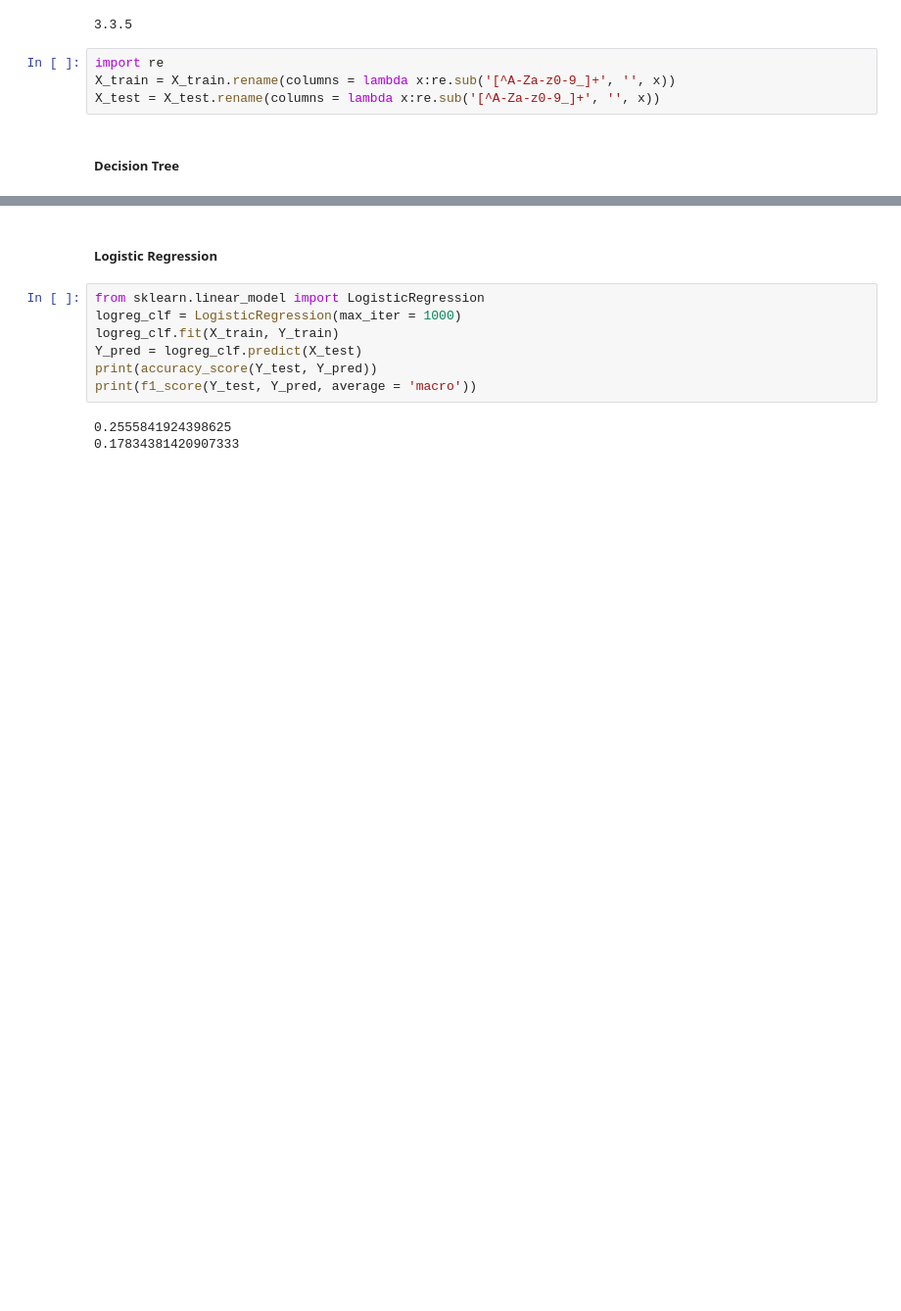
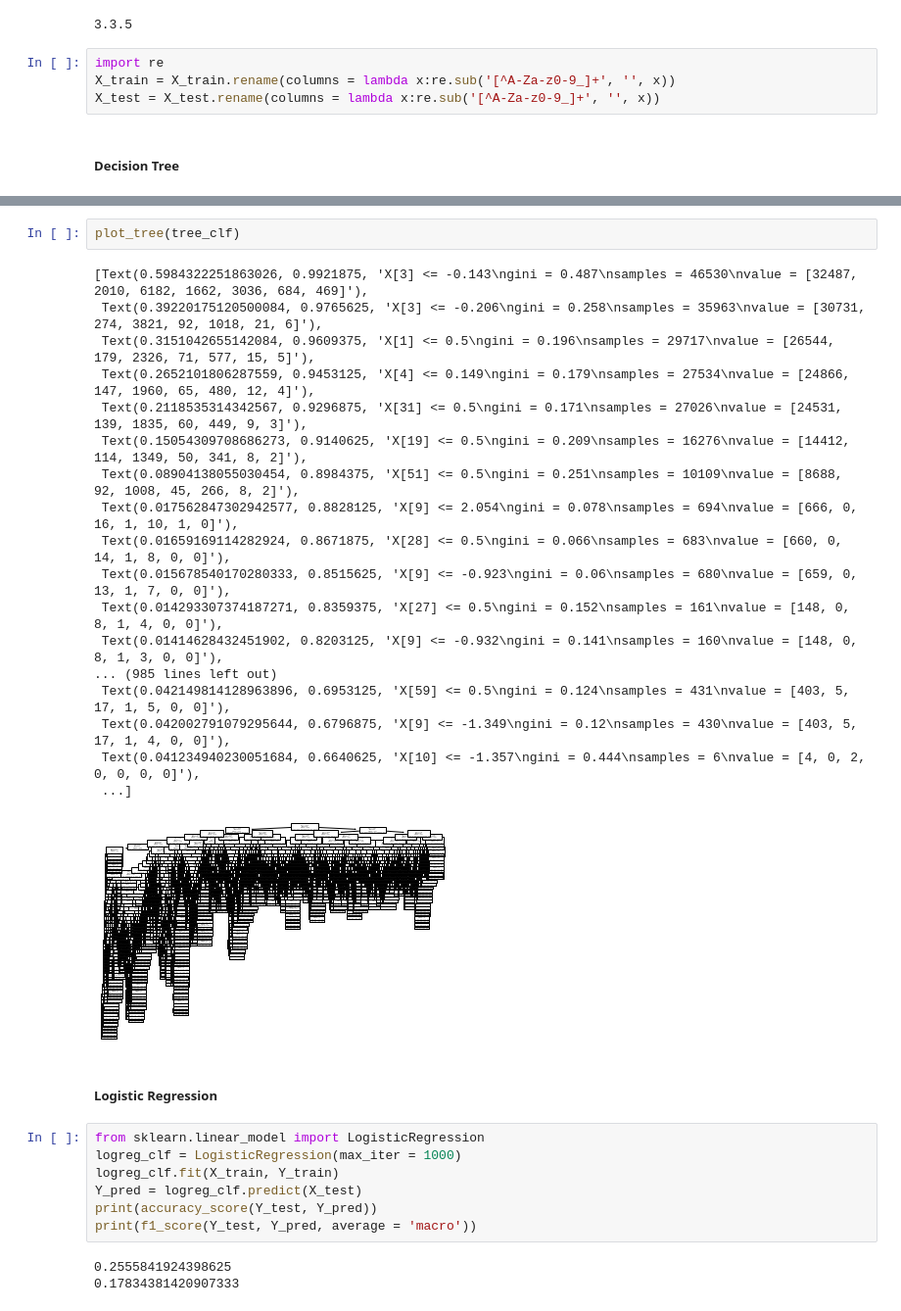
Before and after one commit to kYuXian/is4242-project, a Jupyter notebook: Project Code/Modelling.ipynb, the cells around one changed output, grey strips where cells are left out. Shown at 98% size. Cells and saved outputs as stored; diff of their text form; blank space fills up the shorter version.

```diff
--- a/Project Code/Modelling.ipynb
+++ b/Project Code/Modelling.ipynb
@@ -355,3 +376,24 @@ print(f1_score(Y_test, Y_pred, average = 'macro'))
+# %%
+plot_tree(tree_clf)
+# %% [output]
+[Text(0.5984322251863026, 0.9921875, 'X[3] <= -0.143\ngini = 0.487\nsamples = 46530\nvalue = [32487, 2010, 6182, 1662, 3036, 684, 469]'),
+ Text(0.39220175120500084, 0.9765625, 'X[3] <= -0.206\ngini = 0.258\nsamples = 35963\nvalue = [30731, 274, 3821, 92, 1018, 21, 6]'),
+ Text(0.3151042655142084, 0.9609375, 'X[1] <= 0.5\ngini = 0.196\nsamples = 29717\nvalue = [26544, 179, 2326, 71, 577, 15, 5]'),
+ Text(0.2652101806287559, 0.9453125, 'X[4] <= 0.149\ngini = 0.179\nsamples = 27534\nvalue = [24866, 147, 1960, 65, 480, 12, 4]'),
+ Text(0.2118535314342567, 0.9296875, 'X[31] <= 0.5\ngini = 0.171\nsamples = 27026\nvalue = [24531, 139, 1835, 60, 449, 9, 3]'),
+ Text(0.15054309708686273, 0.9140625, 'X[19] <= 0.5\ngini = 0.209\nsamples = 16276\nvalue = [14412, 114, 1349, 50, 341, 8, 2]'),
+ Text(0.08904138055030454, 0.8984375, 'X[51] <= 0.5\ngini = 0.251\nsamples = 10109\nvalue = [8688, 92, 1008, 45, 266, 8, 2]'),
+ Text(0.017562847302942577, 0.8828125, 'X[9] <= 2.054\ngini = 0.078\nsamples = 694\nvalue = [666, 0, 16, 1, 10, 1, 0]'),
+ Text(0.01659169114282924, 0.8671875, 'X[28] <= 0.5\ngini = 0.066\nsamples = 683\nvalue = [660, 0, 14, 1, 8, 0, 0]'),
+ Text(0.015678540170280333, 0.8515625, 'X[9] <= -0.923\ngini = 0.06\nsamples = 680\nvalue = [659, 0, 13, 1, 7, 0, 0]'),
+ Text(0.014293307374187271, 0.8359375, 'X[27] <= 0.5\ngini = 0.152\nsamples = 161\nvalue = [148, 0, 8, 1, 4, 0, 0]'),
+ Text(0.01414628432451902, 0.8203125, 'X[9] <= -0.932\ngini = 0.141\nsamples = 160\nvalue = [148, 0, 8, 1, 3, 0, 0]'),
+... (985 lines left out)
+ Text(0.042149814128963896, 0.6953125, 'X[59] <= 0.5\ngini = 0.124\nsamples = 431\nvalue = [403, 5, 17, 1, 5, 0, 0]'),
+ Text(0.042002791079295644, 0.6796875, 'X[9] <= -1.349\ngini = 0.12\nsamples = 430\nvalue = [403, 5, 17, 1, 4, 0, 0]'),
+ Text(0.041234940230051684, 0.6640625, 'X[10] <= -1.357\ngini = 0.444\nsamples = 6\nvalue = [4, 0, 2, 0, 0, 0, 0]'),
+ ...]
+[figure, added]
 # %% [markdown]
 ##### Logistic Regression
 # %%
```
Also changed, not shown: parts of 8 cells of this notebook.
